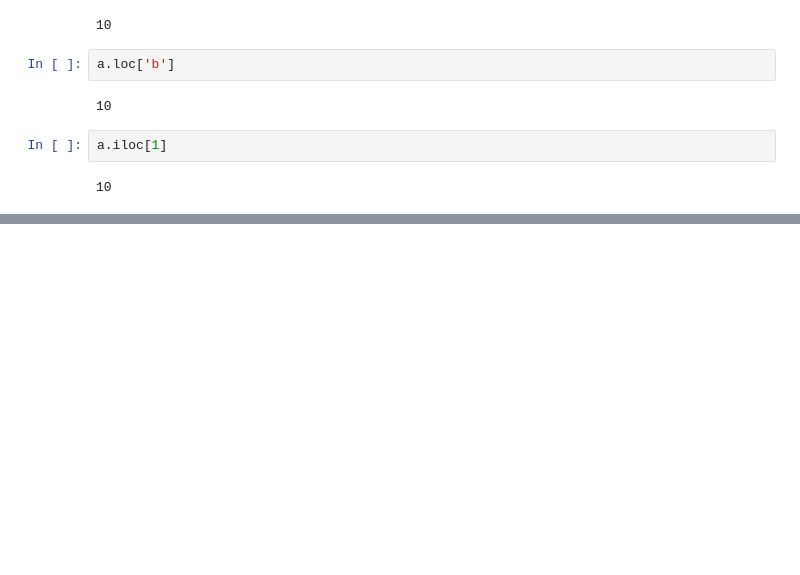
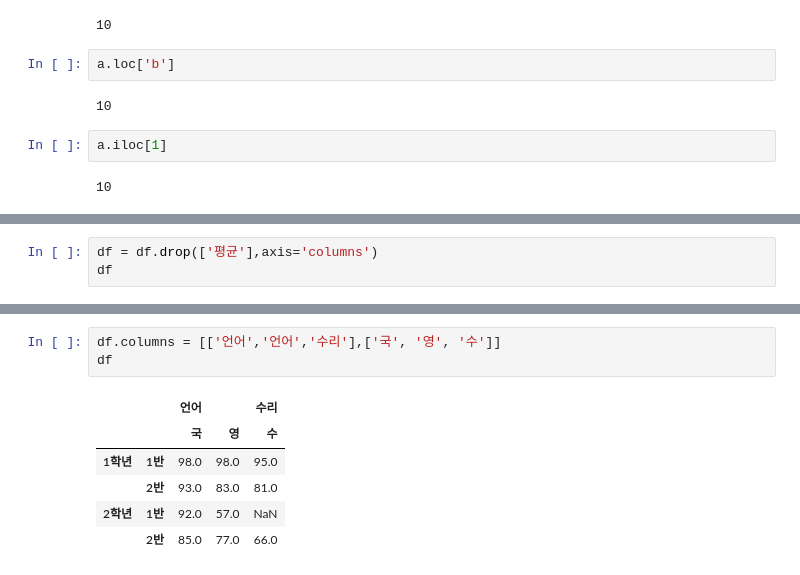
Before and after one commit to won195/TIL, a Jupyter notebook: [Summary_시리즈_2]_30분_Numpy,_Pandas_요약.ipynb, the cells around one changed output, grey strips where cells are left out. Drawn from its saved outputs; the diff is of its cells as text; blank space fills up the shorter version.

```diff
--- a/[Summary_시리즈_2]_30분_Numpy,_Pandas_요약.ipynb
+++ b/[Summary_시리즈_2]_30분_Numpy,_Pandas_요약.ipynb
@@ -352,0 +527,3 @@ a.iloc[1]
+# %%
+df = df.drop(['평균'],axis='columns')
+df
@@ -352,0 +622,10 @@ a.iloc[1]
+# %%
+df.columns = [['언어','언어','수리'],['국', '영', '수']]
+df
+# %% [output]
+|  |  | 언어 |  | 수리 |
+|  |  | 국 | 영 | 수 |
+| 1학년 | 1반 | 98.0 | 98.0 | 95.0 |
+|  | 2반 | 93.0 | 83.0 | 81.0 |
+| 2학년 | 1반 | 92.0 | 57.0 | NaN |
+|  | 2반 | 85.0 | 77.0 | 66.0 |
```
Also changed, not shown: parts of 58 cells of this notebook.
